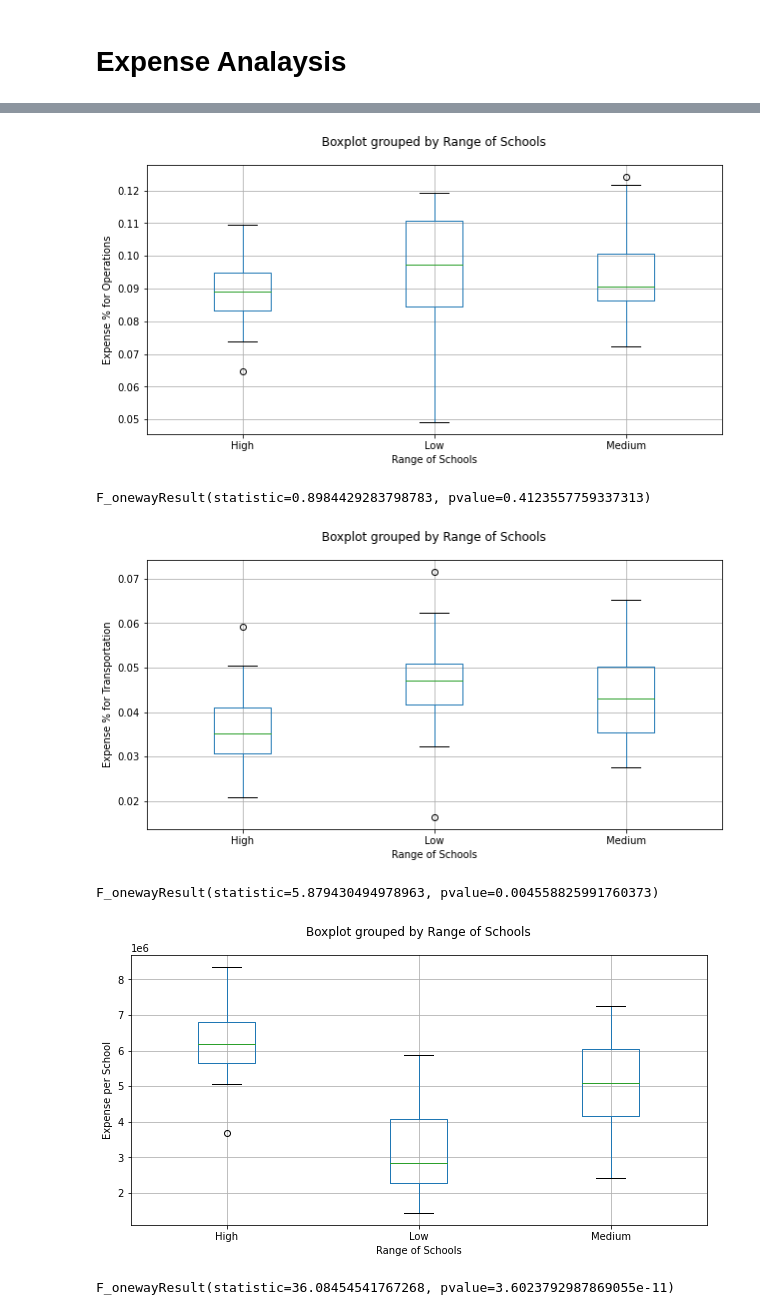
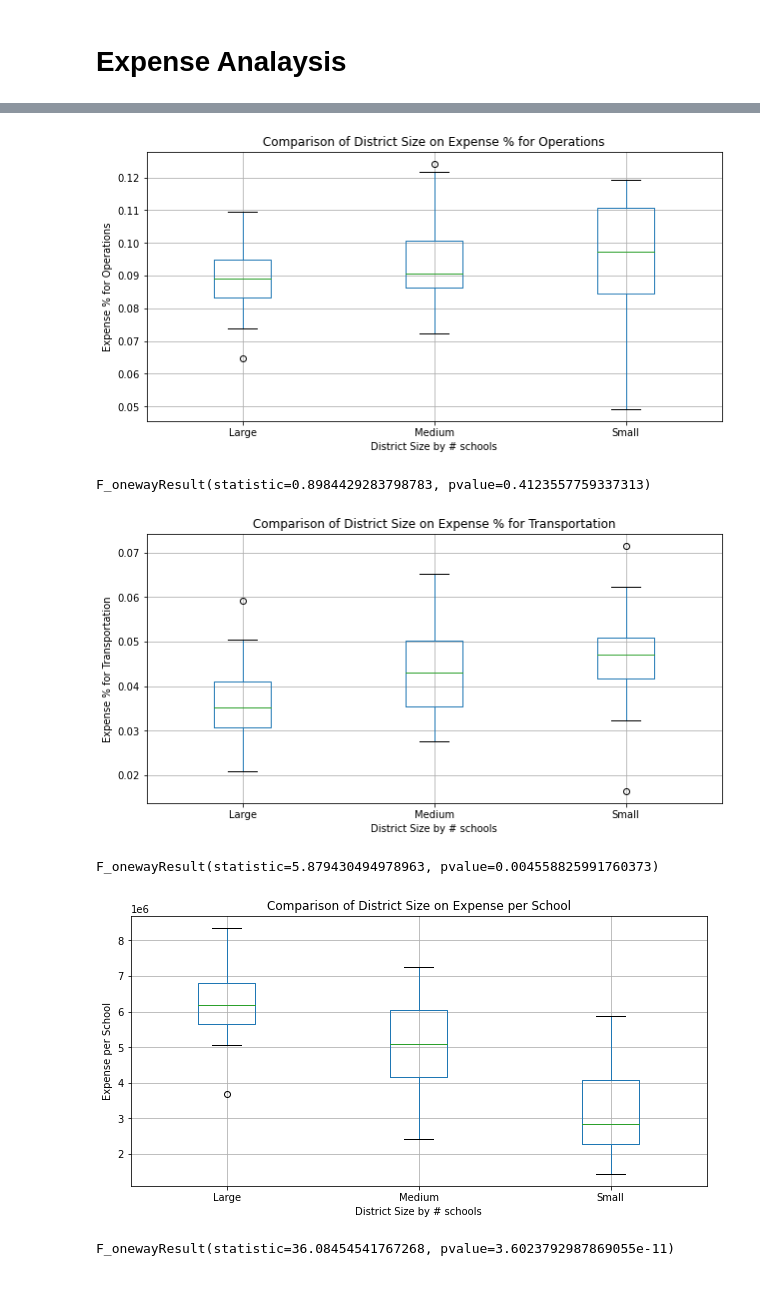
Before and after one commit to jjwilliams11/project1, a Jupyter notebook: Education_Dropout/FL_Education_Dropout_JJ.ipynb, the cells around one changed output, grey strips where cells are left out. Cells and saved outputs as stored; diff of their text form; code cells hidden in the pictures; blank space fills up the shorter version.

```diff
--- a/Education_Dropout/FL_Education_Dropout_JJ.ipynb
+++ b/Education_Dropout/FL_Education_Dropout_JJ.ipynb
@@ -703,7 +553,7 @@ F_onewayResult(statistic=7.830910419076999, pvalue=0.0009176170241238828)
 district_exp = districts_financials[["District Name","Total Dropout Rate", "Total Schools", "Total Students Enrolled", "Total FTE Teachers",
                                              "Total Expense","Instructional Total", "Total Expense for Instruction Staff", "Total Expense for General Admin",
                                              "Total Expense for School Admin", "Total Expense for Operations",
-                                             "Total Expense for Student Transportation"]]
+                                             "Total Expense for Student Transportation", "District Size by # schools"]]
 
 
 perc_instr = district_exp["Total Expense for Instruction Staff"] / district_exp["Total Expense"]
@@ -726,18 +576,18 @@ district_exp["Expense per Student"] = per_student
 district_exp["Expense per Teacher"] = per_teacher
 
 
-# create a list of our conditions
-conditions = [
-    (district_exp["Total Schools"] <= 15),
-    (district_exp["Total Schools"] > 15) & (district_exp["Total Schools"] < 60),
-    (district_exp["Total Schools"] > 60)
-    ]
+# # create a list of our conditions
+# conditions = [
+#     (district_exp["Total Schools"] <= 15),
+#     (district_exp["Total Schools"] > 15) & (district_exp["Total Schools"] < 60),
+#     (district_exp["Total Schools"] >= 60)
+#     ]
 
-# create a list of the values we want to assign for each condition
-values = ['Low', 'Medium', 'High']
+# # create a list of the values we want to assign for each condition
+# values = ['Small', 'Medium', 'Large']
 
-# create a new column and use np.select to assign values to it using our lists as arguments
-district_exp['Range of Schools'] = np.select(conditions, values)
+# # create a new column and use np.select to assign values to it using our lists as arguments
+# district_exp['District Size by # schools'] = np.select(conditions, values)
 
 
 # Format columns
@@ -835,55 +707,55 @@ sts.f_oneway(scadmin_low, scadmin_medium, scadmin_high)
 F_onewayResult(statistic=4.0704737564216895, pvalue=0.021749961112046794)
 # %%
-
-district_exp.boxplot("Expense % for Operations", by="Range of Schools", figsize=(10, 5))
-plt.title('')
+district_exp.boxplot("Expense % for Operations", by="District Size by # schools", figsize=(10, 5))
+plt.title('Comparison of District Size on Expense % for Operations')
+plt.suptitle('')
 plt.ylabel('Expense % for Operations')
 # plt.savefig('output_data/SHLat_Wind.png')
 plt.show()
 
 # Extract individual groups
-operations_low = district_exp[district_exp["Range of Schools"] == "Low"]["Expense % for Operations"]
-operations_medium = district_exp[district_exp["Range of Schools"] == "Medium"]["Expense % for Operations"]
-operations_high = district_exp[district_exp["Range of Schools"] == "High"]["Expense % for Operations"]
+operations_small = district_exp[district_exp["District Size by # schools"] == "Small"]["Expense % for Operations"]
+operations_medium = district_exp[district_exp["District Size by # schools"] == "Medium"]["Expense % for Operations"]
+operations_large = district_exp[district_exp["District Size by # schools"] == "Large"]["Expense % for Operations"]
 
 # Perform the ANOVA
-sts.f_oneway(operations_low, operations_medium, operations_high)
+sts.f_oneway(operations_small, operations_medium, operations_large)
 # %% [output]
-[figure, old version]
+[figure, new version]
 F_onewayResult(statistic=0.8984429283798783, pvalue=0.4123557759337313)
 # %%
-
-district_exp.boxplot("Expense % for Transportation", by="Range of Schools", figsize=(10, 5))
-plt.title('')
+district_exp.boxplot("Expense % for Transportation", by="District Size by # schools", figsize=(10, 5))
+plt.title('Comparison of District Size on Expense % for Transportation')
+plt.suptitle('')
 plt.ylabel('Expense % for Transportation')
 # plt.savefig('output_data/SHLat_Wind.png')
 plt.show()
 
 # Extract individual groups
-transport_low = district_exp[district_exp["Range of Schools"] == "Low"]["Expense % for Transportation"]
-transport_medium = district_exp[district_exp["Range of Schools"] == "Medium"]["Expense % for Transportation"]
-transport_high = district_exp[district_exp["Range of Schools"] == "High"]["Expense % for Transportation"]
+transport_small = district_exp[district_exp["District Size by # schools"] == "Small"]["Expense % for Transportation"]
+transport_medium = district_exp[district_exp["District Size by # schools"] == "Medium"]["Expense % for Transportation"]
+transport_large = district_exp[district_exp["District Size by # schools"] == "Large"]["Expense % for Transportation"]
 
 # Perform the ANOVA
-sts.f_oneway(transport_low, transport_medium, transport_high)
+sts.f_oneway(transport_small, transport_medium, transport_large)
 # %% [output]
-[figure, old version]
+[figure, new version]
 F_onewayResult(statistic=5.879430494978963, pvalue=0.004558825991760373)
 # %%
-
-district_exp.boxplot("Expense per School", by="Range of Schools", figsize=(10, 5))
-plt.title('')
+district_exp.boxplot("Expense per School", by="District Size by # schools", figsize=(10, 5))
+plt.title('Comparison of District Size on Expense per School')
+plt.suptitle('')
 plt.ylabel('Expense per School')
 # plt.savefig('output_data/SHLat_Wind.png')
 plt.show()
 
 # Extract individual groups
-per_sch_low = district_exp[district_exp["Range of Schools"] == "Low"]["Expense per School"]
-per_sch_medium = district_exp[district_exp["Range of Schools"] == "Medium"]["Expense per School"]
-per_sch_high = district_exp[district_exp["Range of Schools"] == "High"]["Expense per School"]
+per_sch_small = district_exp[district_exp["District Size by # schools"] == "Small"]["Expense per School"]
+per_sch_medium = district_exp[district_exp["District Size by # schools"] == "Medium"]["Expense per School"]
+per_sch_large = district_exp[district_exp["District Size by # schools"] == "Large"]["Expense per School"]
 
 # Perform the ANOVA
-sts.f_oneway(per_sch_low, per_sch_medium, per_sch_high)
+sts.f_oneway(per_sch_small, per_sch_medium, per_sch_large)
 # %% [output]
-[figure, old version]
+[figure, new version]
 F_onewayResult(statistic=36.08454541767268, pvalue=3.6023792987869055e-11)
```
Also changed, not shown: parts of 53 cells of this notebook, 2 other files.
